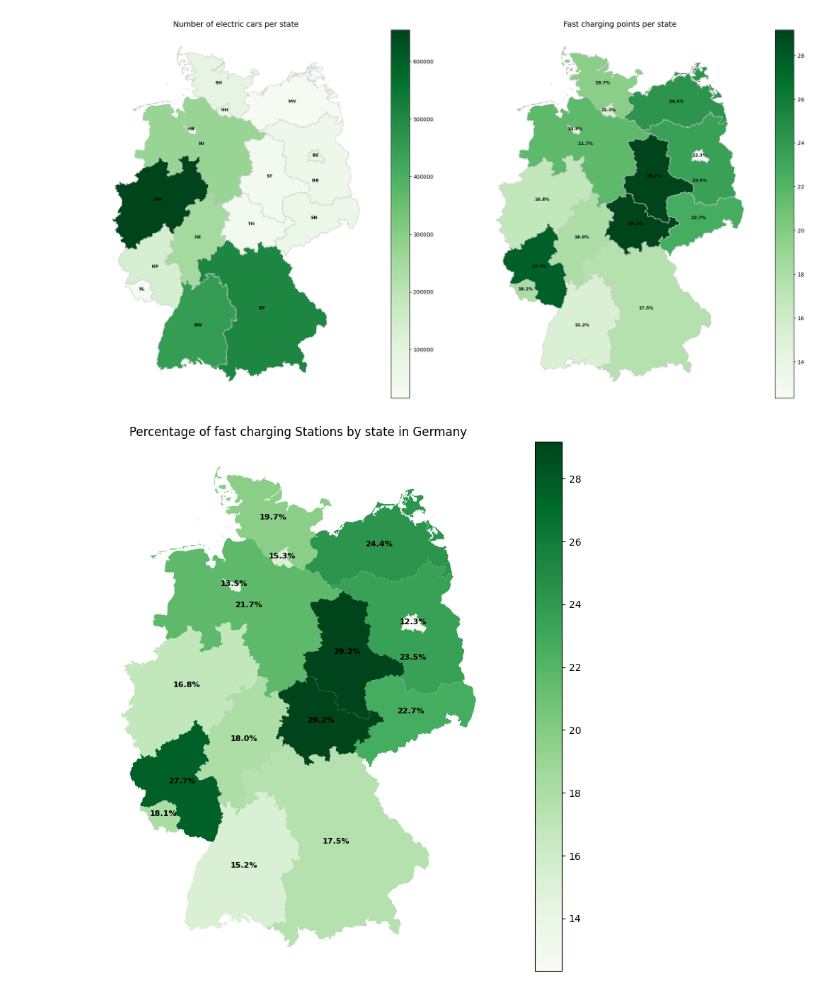
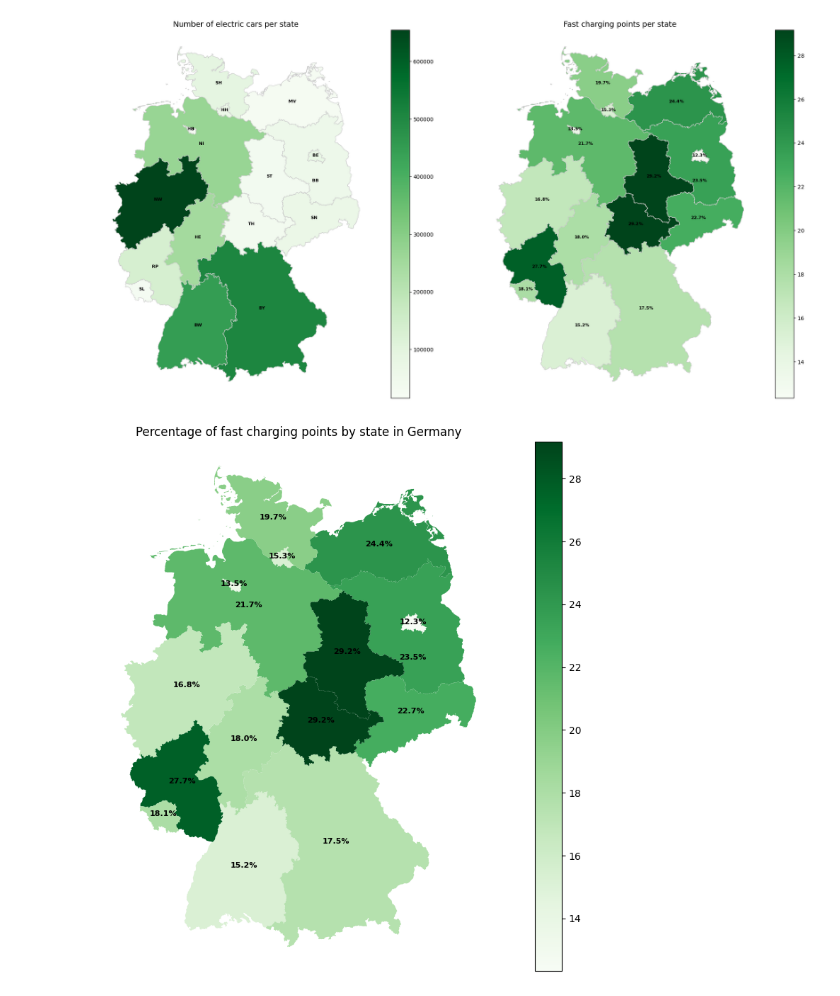
Before and after one commit to adelinerd/electric_cars, a Jupyter notebook: 6_All_together.ipynb, the cells around one changed output. Drawn from its saved outputs; the diff is of its cells as text; code cells hidden in the pictures.

```diff
--- a/6_All_together.ipynb
+++ b/6_All_together.ipynb
@@ -220,32 +183,32 @@ for idx, row in germany_states.iterrows():
     centroid = row["geometry"].centroid
     centroid_x, centroid_y = centroid.x, centroid.y
 
     # Check if the centroid has already been used
     if (row['state'] == 'Brandenburg'):
         # If used, adjust the position (move slightly south)
         # This moves the annotation to a point between the center and the southernmost point
         south_point = row["geometry"].bounds[1]  # southernmost y-coordinate
         adjusted_y = (centroid_y + south_point) / 2  # midpoint between center and south
         adjusted_x = centroid_x  # keep x the same
     else:
         # If not used, use the original centroid
         adjusted_x, adjusted_y = centroid_x, centroid_y
 
 
     # Annotate the plot
     ax.annotate(
         f"{row['fast_percentage']:.1f}%",
         xy=(adjusted_x, adjusted_y),
         ha="center",
         fontsize=8,
         color="black",
         weight="bold"
     )
 
 # Title and formatting
-plt.title("Percentage of fast charging Stations by state in Germany")
+plt.title("Percentage of fast charging points by state in Germany")
 plt.axis("off")  # Optionally hide axis
 plt.tight_layout()
 plt.show()
 # %% [output]
-[figure, old version]
+[figure, new version]
```
Also changed, not shown: parts of 8 cells of this notebook, 7 other files.
